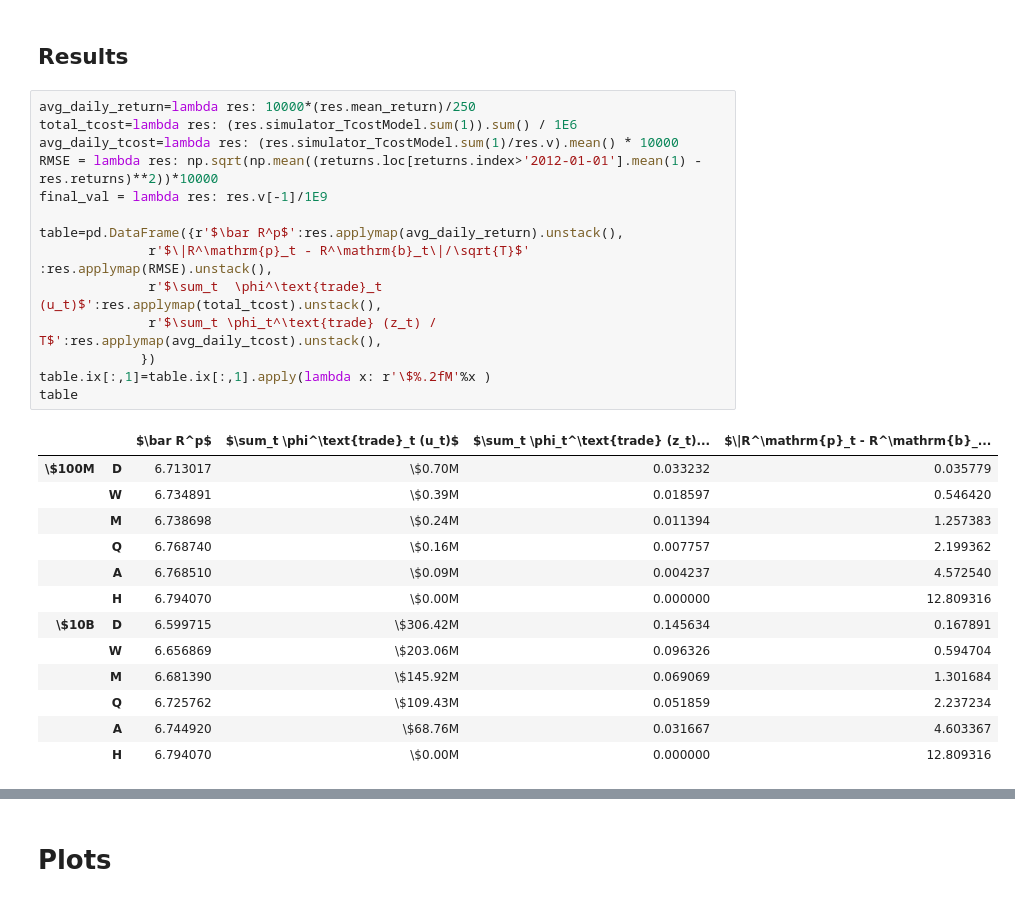
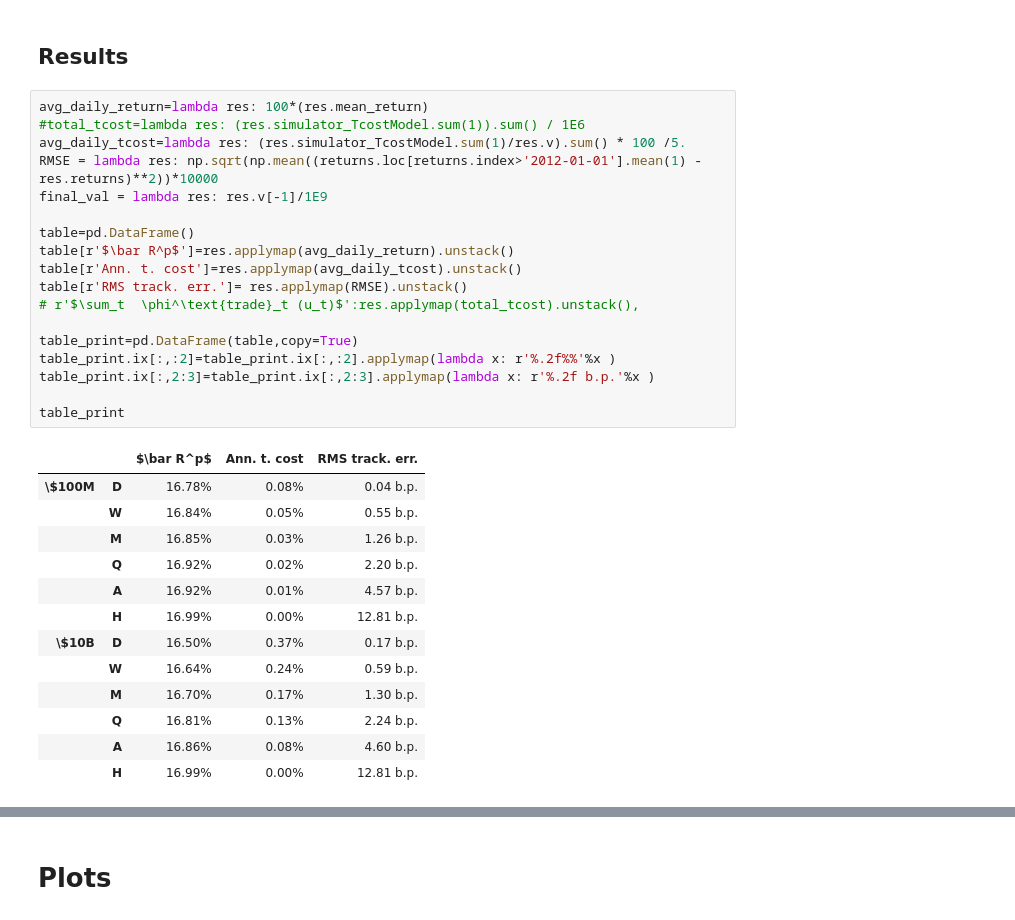
Before and after one commit to cvxgrp/cvxportfolio, a Jupyter notebook: BasicExample.ipynb, the cells around one changed output, grey strips where cells are left out. Drawn from its saved outputs; the diff is of its cells as text.

```diff
--- a/BasicExample.ipynb
+++ b/BasicExample.ipynb
@@ -76,31 +76,35 @@ WARNING:root:Setting stocks Index(['EQIX'], dtype='object') on 2014-10-21 00:00:
 # %% [markdown]
 ## Results
 # %%
-avg_daily_return=lambda res: 10000*(res.mean_return)/250
-total_tcost=lambda res: (res.simulator_TcostModel.sum(1)).sum() / 1E6
-avg_daily_tcost=lambda res: (res.simulator_TcostModel.sum(1)/res.v).mean() * 10000
+avg_daily_return=lambda res: 100*(res.mean_return)
+#total_tcost=lambda res: (res.simulator_TcostModel.sum(1)).sum() / 1E6
+avg_daily_tcost=lambda res: (res.simulator_TcostModel.sum(1)/res.v).sum() * 100 /5.
 RMSE = lambda res: np.sqrt(np.mean((returns.loc[returns.index>'2012-01-01'].mean(1) - res.returns)**2))*10000
 final_val = lambda res: res.v[-1]/1E9
 
-table=pd.DataFrame({r'$\bar R^p$':res.applymap(avg_daily_return).unstack(),
-              r'$\|R^\mathrm{p}_t - R^\mathrm{b}_t\|/\sqrt{T}$' :res.applymap(RMSE).unstack(),
-              r'$\sum_t  \phi^\text{trade}_t (u_t)$':res.applymap(total_tcost).unstack(),
-              r'$\sum_t \phi_t^\text{trade} (z_t) / T$':res.applymap(avg_daily_tcost).unstack(),
-             })
-table.ix[:,1]=table.ix[:,1].apply(lambda x: r'\$%.2fM'%x )
-table
+table=pd.DataFrame()
+table[r'$\bar R^p$']=res.applymap(avg_daily_return).unstack()
+table[r'Ann. t. cost']=res.applymap(avg_daily_tcost).unstack()
+table[r'RMS track. err.']= res.applymap(RMSE).unstack()
+# r'$\sum_t  \phi^\text{trade}_t (u_t)$':res.applymap(total_tcost).unstack(),
+
+table_print=pd.DataFrame(table,copy=True)
+table_print.ix[:,:2]=table_print.ix[:,:2].applymap(lambda x: r'%.2f%%'%x )
+table_print.ix[:,2:3]=table_print.ix[:,2:3].applymap(lambda x: r'%.2f b.p.'%x )
+
+table_print
 # %% [output]
-|  |  | $\bar R^p$ | $\sum_t \phi^\text{trade}_t (u_t)$ | $\sum_t \phi_t^\text{trade} (z_t)... | $\|R^\mathrm{p}_t - R^\mathrm{b}_... |
-| \$100M | D | 6.713017 | \$0.70M | 0.033232 | 0.035779 |
-|  | W | 6.734891 | \$0.39M | 0.018597 | 0.546420 |
-|  | M | 6.738698 | \$0.24M | 0.011394 | 1.257383 |
-|  | Q | 6.768740 | \$0.16M | 0.007757 | 2.199362 |
-|  | A | 6.768510 | \$0.09M | 0.004237 | 4.572540 |
-|  | H | 6.794070 | \$0.00M | 0.000000 | 12.809316 |
-| \$10B | D | 6.599715 | \$306.42M | 0.145634 | 0.167891 |
-|  | W | 6.656869 | \$203.06M | 0.096326 | 0.594704 |
-|  | M | 6.681390 | \$145.92M | 0.069069 | 1.301684 |
-|  | Q | 6.725762 | \$109.43M | 0.051859 | 2.237234 |
-|  | A | 6.744920 | \$68.76M | 0.031667 | 4.603367 |
-|  | H | 6.794070 | \$0.00M | 0.000000 | 12.809316 |
+|  |  | $\bar R^p$ | Ann. t. cost | RMS track. err. |
+| \$100M | D | 16.78% | 0.08% | 0.04 b.p. |
+|  | W | 16.84% | 0.05% | 0.55 b.p. |
+|  | M | 16.85% | 0.03% | 1.26 b.p. |
+|  | Q | 16.92% | 0.02% | 2.20 b.p. |
+|  | A | 16.92% | 0.01% | 4.57 b.p. |
+|  | H | 16.99% | 0.00% | 12.81 b.p. |
+| \$10B | D | 16.50% | 0.37% | 0.17 b.p. |
+|  | W | 16.64% | 0.24% | 0.59 b.p. |
+|  | M | 16.70% | 0.17% | 1.30 b.p. |
+|  | Q | 16.81% | 0.13% | 2.24 b.p. |
+|  | A | 16.86% | 0.08% | 4.60 b.p. |
+|  | H | 16.99% | 0.00% | 12.81 b.p. |
 # %%
```
Also changed, not shown: parts of 4 cells of this notebook, 2 other files.
